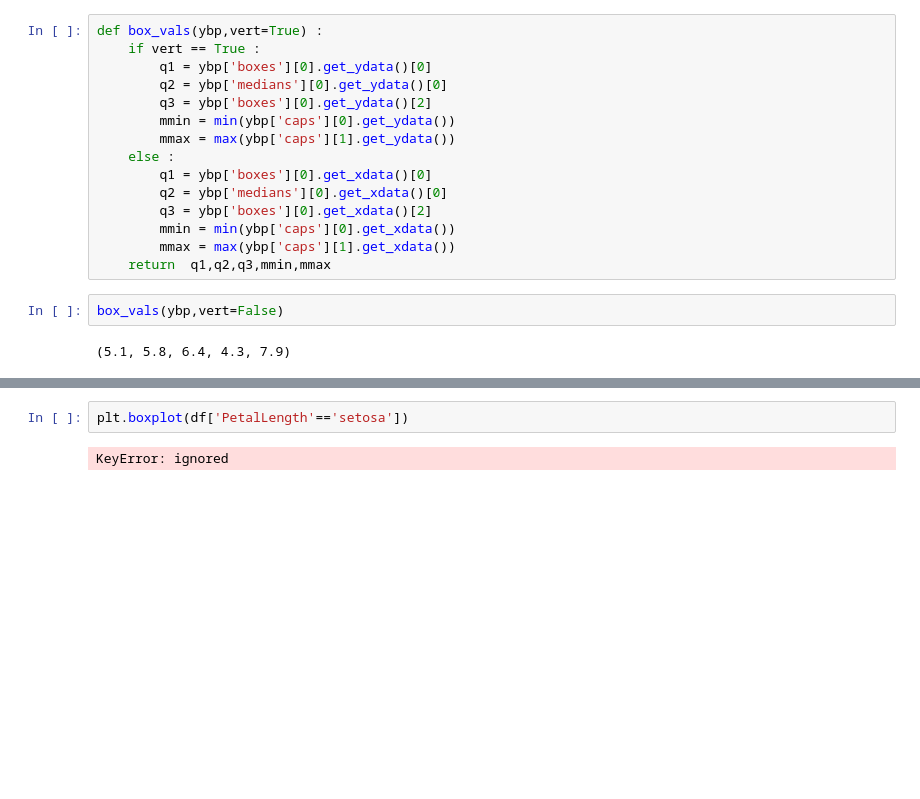
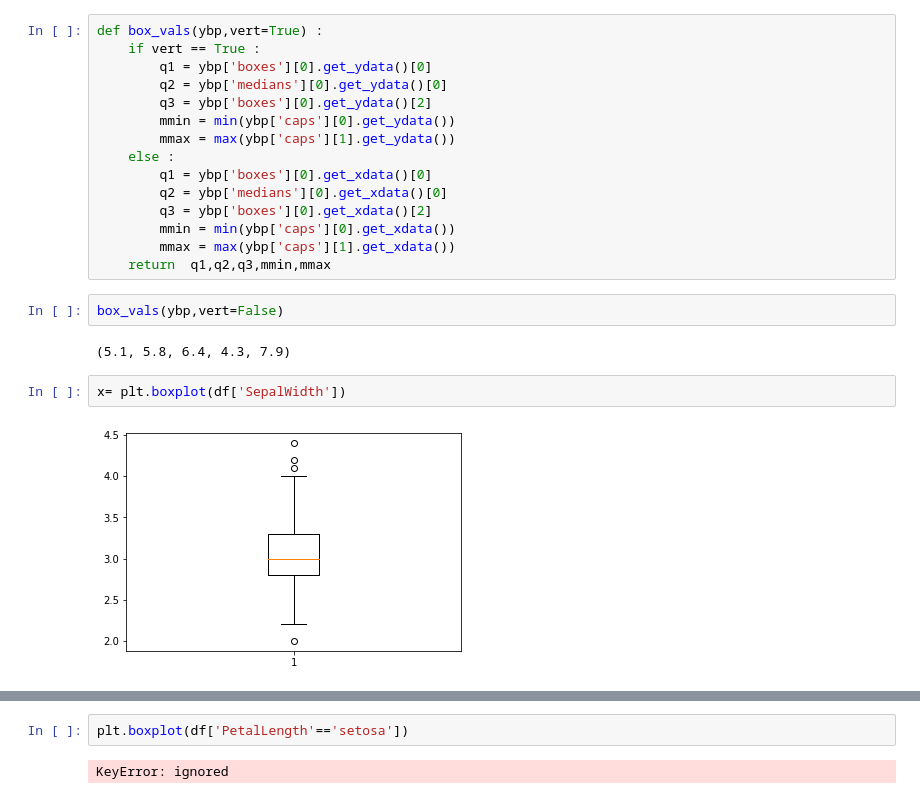
Before and after one commit to nichakornchaisuwan/data_viz_2022, a Jupyter notebook: DataViz02_Data_Distribution.ipynb, the cells around one changed output, grey strips where cells are left out. Cells and saved outputs as stored; diff of their text form; blank space fills up the shorter version.

```diff
--- a/DataViz02_Data_Distribution.ipynb
+++ b/DataViz02_Data_Distribution.ipynb
@@ -263,3 +286,7 @@ def box_vals(ybp,vert=True) :
 box_vals(ybp,vert=False)
 # %% [output]
 (5.1, 5.8, 6.4, 4.3, 7.9)
+# %%
+x= plt.boxplot(df['SepalWidth'])
+# %% [output]
+[figure, added]
```
Also changed, not shown: parts of 4 cells of this notebook.
